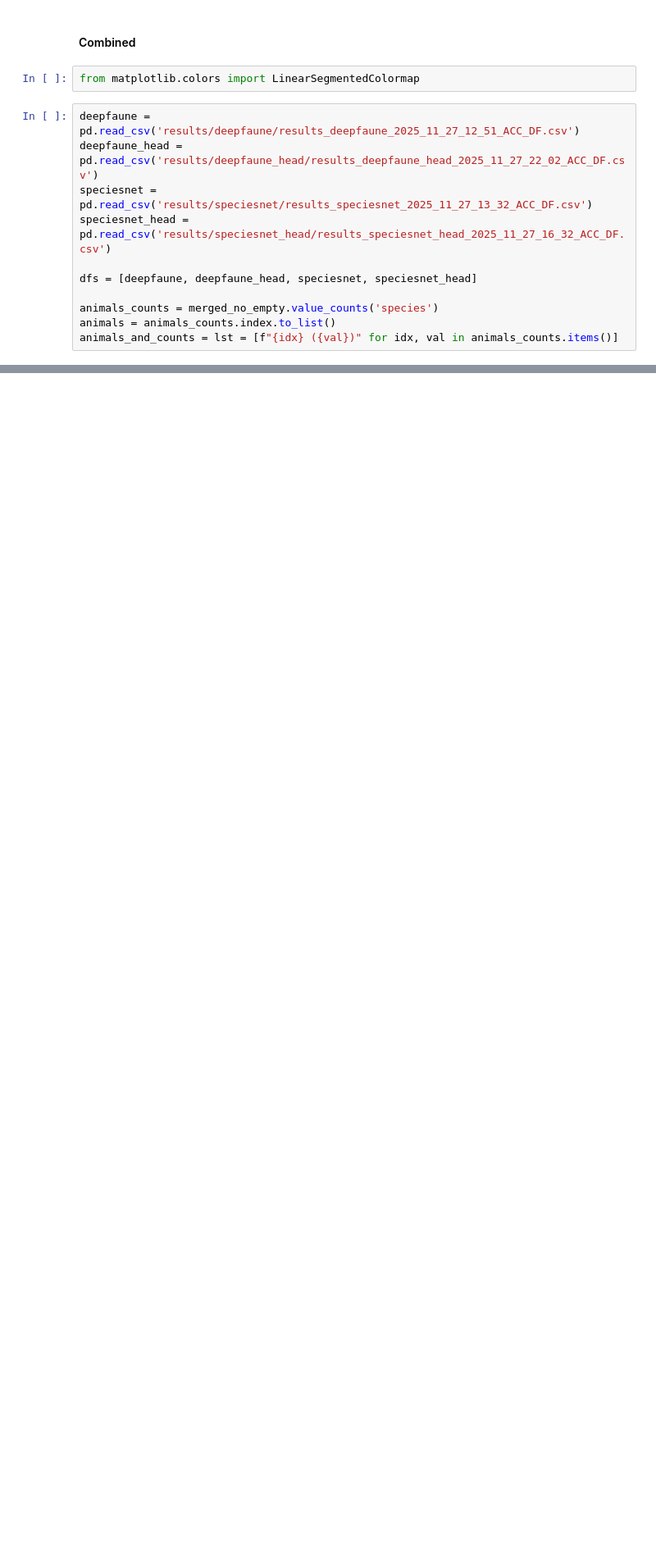
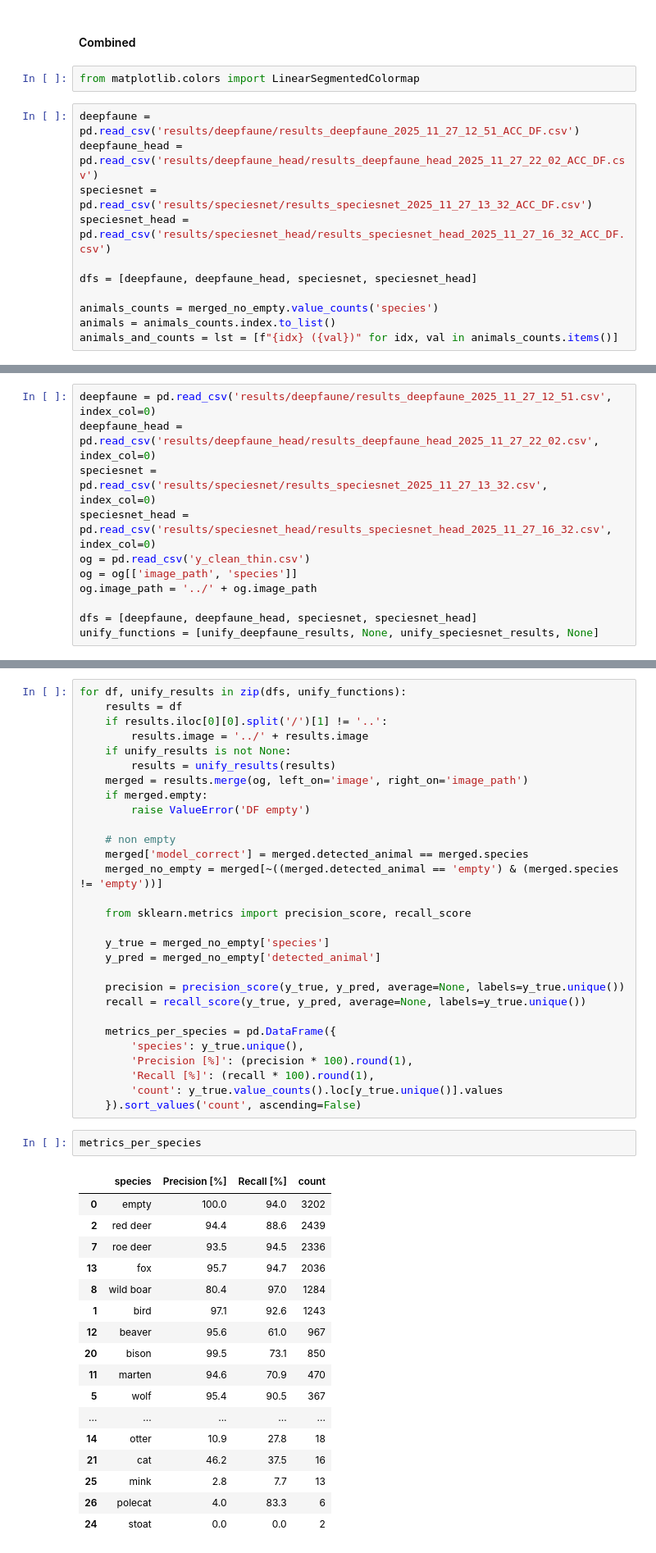
Before and after one commit to PLKplkPLK/mgr, a Jupyter notebook: 4_statistics_plots.ipynb, the cells around one changed output, grey strips where cells are left out. Shown at 82% size. Drawn from its saved outputs; the diff is of its cells as text; blank space fills up the shorter version.

```diff
--- a/4_statistics_plots.ipynb
+++ b/4_statistics_plots.ipynb
@@ -147,0 +150,11 @@ plt.show()
+# %%
+deepfaune = pd.read_csv('results/deepfaune/results_deepfaune_2025_11_27_12_51.csv', index_col=0)
+deepfaune_head = pd.read_csv('results/deepfaune_head/results_deepfaune_head_2025_11_27_22_02.csv', index_col=0)
+speciesnet = pd.read_csv('results/speciesnet/results_speciesnet_2025_11_27_13_32.csv', index_col=0)
+speciesnet_head = pd.read_csv('results/speciesnet_head/results_speciesnet_head_2025_11_27_16_32.csv', index_col=0)
+og = pd.read_csv('y_clean_thin.csv')
+og = og[['image_path', 'species']]
+og.image_path = '../' + og.image_path
+
+dfs = [deepfaune, deepfaune_head, speciesnet, speciesnet_head]
+unify_functions = [unify_deepfaune_results, None, unify_speciesnet_results, None]
@@ -147,0 +169,49 @@ plt.show()
+# %%
+for df, unify_results in zip(dfs, unify_functions):
+    results = df
+    if results.iloc[0][0].split('/')[1] != '..':
+        results.image = '../' + results.image
+    if unify_results is not None:
+        results = unify_results(results)
+    merged = results.merge(og, left_on='image', right_on='image_path')
+    if merged.empty:
+        raise ValueError('DF empty')
+
+    # non empty
+    merged['model_correct'] = merged.detected_animal == merged.species
+    merged_no_empty = merged[~((merged.detected_animal == 'empty') & (merged.species != 'empty'))]
+
+    from sklearn.metrics import precision_score, recall_score
+
+    y_true = merged_no_empty['species']
+    y_pred = merged_no_empty['detected_animal']
+
+    precision = precision_score(y_true, y_pred, average=None, labels=y_true.unique())
+    recall = recall_score(y_true, y_pred, average=None, labels=y_true.unique())
+
+    metrics_per_species = pd.DataFrame({
+        'species': y_true.unique(),
+        'Precision [%]': (precision * 100).round(1),
+        'Recall [%]': (recall * 100).round(1),
+        'count': y_true.value_counts().loc[y_true.unique()].values
+    }).sort_values('count', ascending=False)
+# %%
+metrics_per_species
+# %% [output]
+|  | species | Precision [%] | Recall [%] | count |
+| 0 | empty | 100.0 | 94.0 | 3202 |
+| 2 | red deer | 94.4 | 88.6 | 2439 |
+| 7 | roe deer | 93.5 | 94.5 | 2336 |
+| 13 | fox | 95.7 | 94.7 | 2036 |
+| 8 | wild boar | 80.4 | 97.0 | 1284 |
+| 1 | bird | 97.1 | 92.6 | 1243 |
+| 12 | beaver | 95.6 | 61.0 | 967 |
+| 20 | bison | 99.5 | 73.1 | 850 |
+| 11 | marten | 94.6 | 70.9 | 470 |
+| 5 | wolf | 95.4 | 90.5 | 367 |
+| ... | ... | ... | ... | ... |
+| 14 | otter | 10.9 | 27.8 | 18 |
+| 21 | cat | 46.2 | 37.5 | 16 |
+| 25 | mink | 2.8 | 7.7 | 13 |
+| 26 | polecat | 4.0 | 83.3 | 6 |
+| 24 | stoat | 0.0 | 0.0 | 2 |
```
Also changed, not shown: parts of 3 cells of this notebook, 16 other files.
